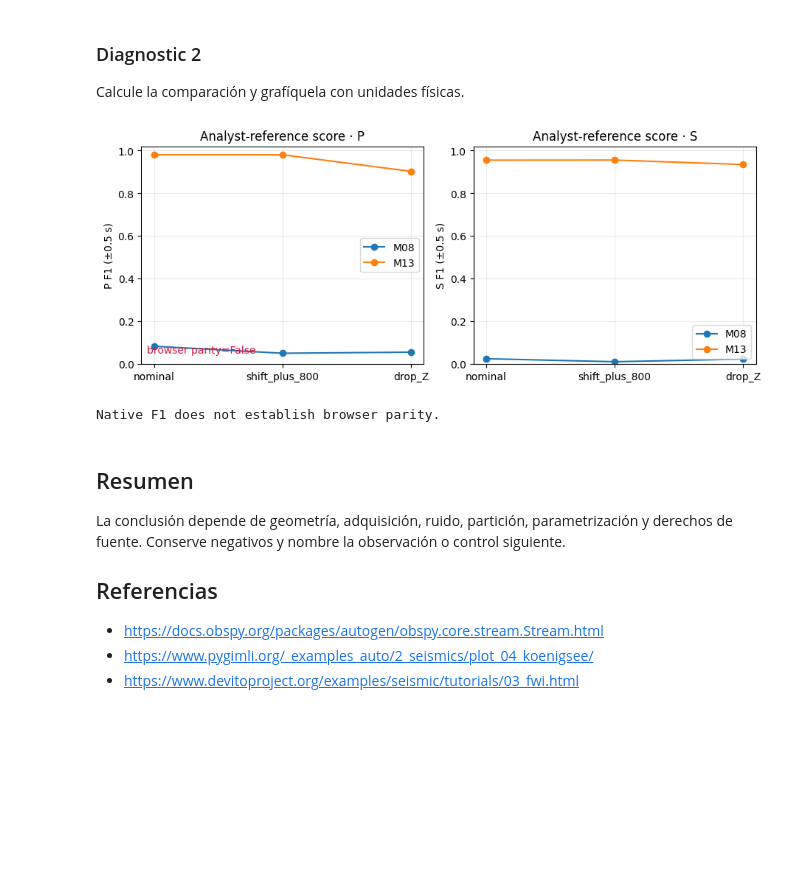
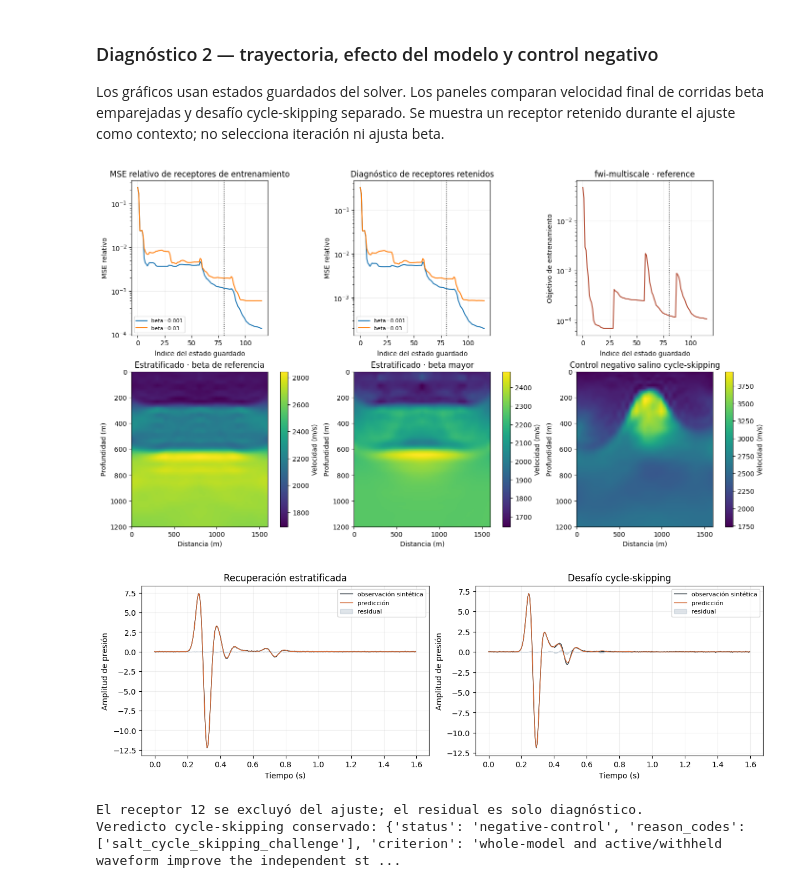
Before and after one commit to fsantibanezleal/CAOS_Geophysics, a Jupyter notebook: notebooks/es/06-seismology/03-seismic-state-of-art.ipynb, the cells around one changed output. Saved outputs shown, nothing was run; the diff lists cells and outputs as text; code cells hidden in the pictures; blank space fills up the shorter version.

```diff
--- a/notebooks/es/06-seismology/03-seismic-state-of-art.ipynb
+++ b/notebooks/es/06-seismology/03-seismic-state-of-art.ipynb
@@ -54,27 +101,49 @@ drop_Z {'M08': [0.056, 0.023], 'M13': [0.903, 0.935]}
 # %% [markdown]
-### Diagnostic 2
+### Diagnóstico 2 — trayectoria, efecto del modelo y control negativo
 
-Calcule la comparación y grafíquela con unidades físicas.
+Los gráficos usan estados guardados del solver. Los paneles comparan velocidad final de corridas beta emparejadas y desafío cycle-skipping separado. Se muestra un receptor retenido durante el ajuste como contexto; no selecciona iteración ni ajusta beta.
 # %%
-import numpy as np
-import matplotlib.pyplot as plt
-# Plot native held-out F1 by phase across stress, with browser parity shown independently.
-import matplotlib.pyplot as plt
-conds=["nominal","shift_plus_800","drop_Z"]; fig,ax=plt.subplots(1,2,figsize=(9,3.5),constrained_layout=True)
-for a,p in zip(ax,["P","S"]):
- for m in ("M08","M13"): a.plot(conds,[b["metrics"][c][m][p]["f1_at_0p5s"] for c in conds],"o-",label=m)
- a.set(ylim=(0,1.02),ylabel=p+" F1 (±0.5 s)",title="Analyst-reference score · "+p); a.grid(alpha=.25); a.legend()
-ax[0].text(.02,.05,"browser parity="+str(manifest["browser_parity_verified"]),transform=ax[0].transAxes,color="crimson"); plt.show(); print("Native F1 does not establish browser parity.")
+fig,axes=plt.subplots(2,3,figsize=(14,8),constrained_layout=True)
+for label,rows in trajectories.items():
+    x=np.arange(len(rows))
+    axes[0,0].plot(x,[r['active_relative_mse'] for r in rows],label=label)
+    axes[0,1].plot(x,[r['withheld_relative_mse'] for r in rows],label=label)
+for ax,title in zip(axes[0,:2],['MSE relativo de receptores de entrenamiento','Diagnóstico de receptores retenidos']):
+    ax.axvline(STATE_INDEX,color='black',ls=':',lw=1)
+    ax.set(xlabel='Índice del estado guardado',ylabel='MSE relativo',title=title)
+    ax.set_yscale('log'); ax.grid(alpha=.22); ax.legend(fontsize=8)
+axes[0,2].plot(np.arange(len(records)),[r['objective'] for r in records],color='#b34c34')
+axes[0,2].axvline(STATE_INDEX,color='black',ls=':',lw=1)
+axes[0,2].set(xlabel='Índice del estado guardado',ylabel='Objetivo de entrenamiento',title=f'{METHOD} · {BETA_CASE}')
+axes[0,2].set_yscale('log'); axes[0,2].grid(alpha=.22)
+for ax,case,title in [(axes[1,0],layered,'Estratificado · beta de referencia'),
+                      (axes[1,1],strong,'Estratificado · beta mayor'),
+                      (axes[1,2],challenge,'Control negativo salino cycle-skipping')]:
+    model=np.asarray(case['methods'][METHOD]['model'])
+    im=ax.imshow(model,origin='upper',aspect='auto',
+        extent=[0,model.shape[1]*case['grid']['spacing'][1],
+                model.shape[0]*case['grid']['spacing'][0],0],cmap='viridis')
+    ax.set(title=title,xlabel='Distancia (m)',ylabel='Profundidad (m)')
+    plt.colorbar(im,ax=ax,label='Velocidad (m/s)')
+plt.show()
+# Receiver 12 is withheld because 12 mod 5 equals 2.
+shot,receiver=0,12
+assert receiver%5==2
+time_s=np.arange(len(layered['observed'][shot][receiver]))*layered['dt']
+fig,ax=plt.subplots(1,2,figsize=(12,3.8),constrained_layout=True)
+for a,case,title in [(ax[0],layered,'Recuperación estratificada'),(ax[1],challenge,'Desafío cycle-skipping')]:
+    observed=np.asarray(case['observed'])[shot,receiver]
+    predicted=np.asarray(case['methods'][METHOD]['predicted'])[shot,receiver]
+    a.plot(time_s,observed,color='#202d34',lw=1,label='observación sintética')
+    a.plot(time_s,predicted,color='#d36c3b',lw=1,label='predicción')
+    a.fill_between(time_s,observed-predicted,0,color='#7189a0',alpha=.22,label='residual')
+    a.set(title=title,xlabel='Tiempo (s)',ylabel='Amplitud de presión')
+    a.grid(alpha=.2); a.legend(fontsize=8)
+plt.show()
+print('El receptor 12 se excluyó del ajuste; el residual es solo diagnóstico.')
+print('Veredicto cycle-skipping conservado:',challenge['methods'][METHOD]['evaluation'])
 # %% [output]
-[figure, old version]
+[figure, new version]
+[figure, added]
-Native F1 does not establish browser parity.
+El receptor 12 se excluyó del ajuste; el residual es solo diagnóstico.
+Veredicto cycle-skipping conservado: {'status': 'negative-control', 'reason_codes': ['salt_cycle_skipping_challenge'], 'criterion': 'whole-model and active/withheld waveform improve the independent st ...
-# %% [markdown]
-## Resumen
-
-La conclusión depende de geometría, adquisición, ruido, partición, parametrización y derechos de fuente. Conserve negativos y nombre la observación o control siguiente.
-
-## Referencias
-
-- [https://docs.obspy.org/packages/autogen/obspy.core.stream.Stream.html](https://docs.obspy.org/packages/autogen/obspy.core.stream.Stream.html)
-- [https://www.pygimli.org/_examples_auto/2_seismics/plot_04_koenigsee/](https://www.pygimli.org/_examples_auto/2_seismics/plot_04_koenigsee/)
-- [https://www.devitoproject.org/examples/seismic/tutorials/03_fwi.html](https://www.devitoproject.org/examples/seismic/tutorials/03_fwi.html)
```
Also changed, not shown: parts of 5 cells of this notebook, 31 other files.
